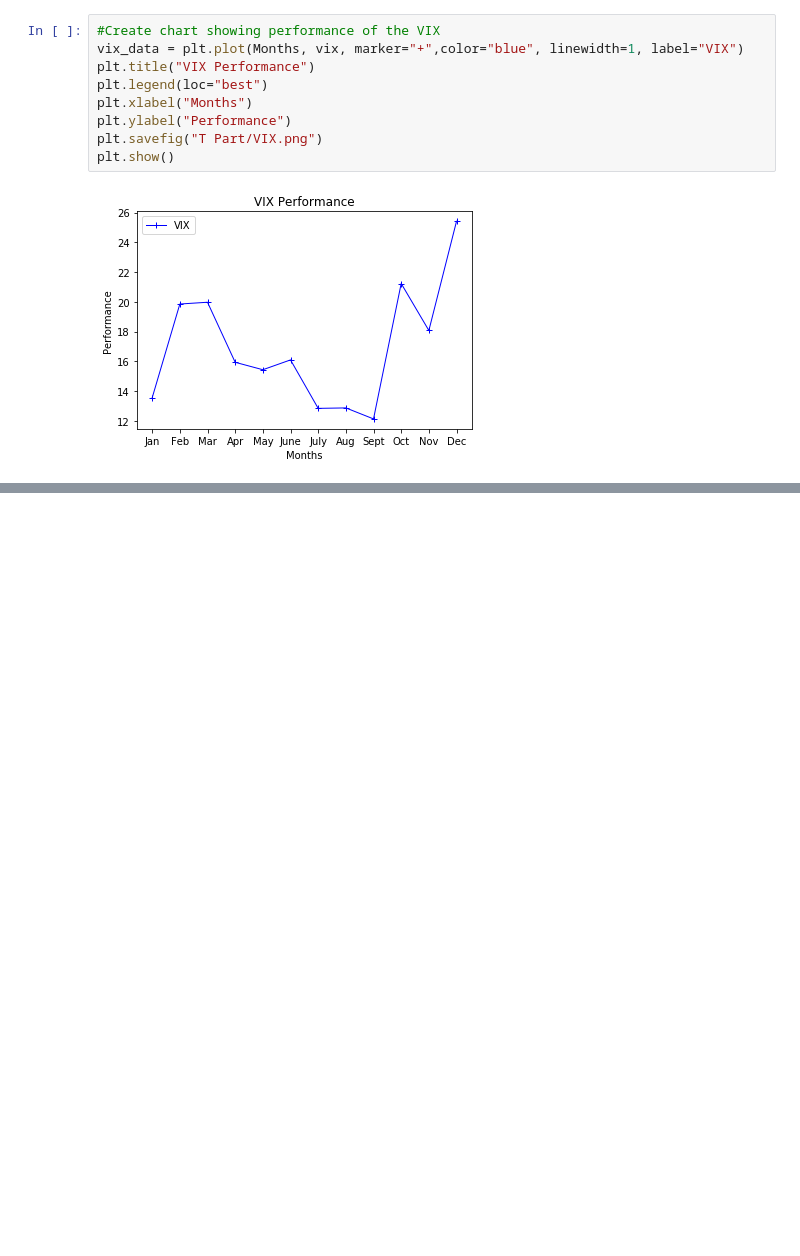
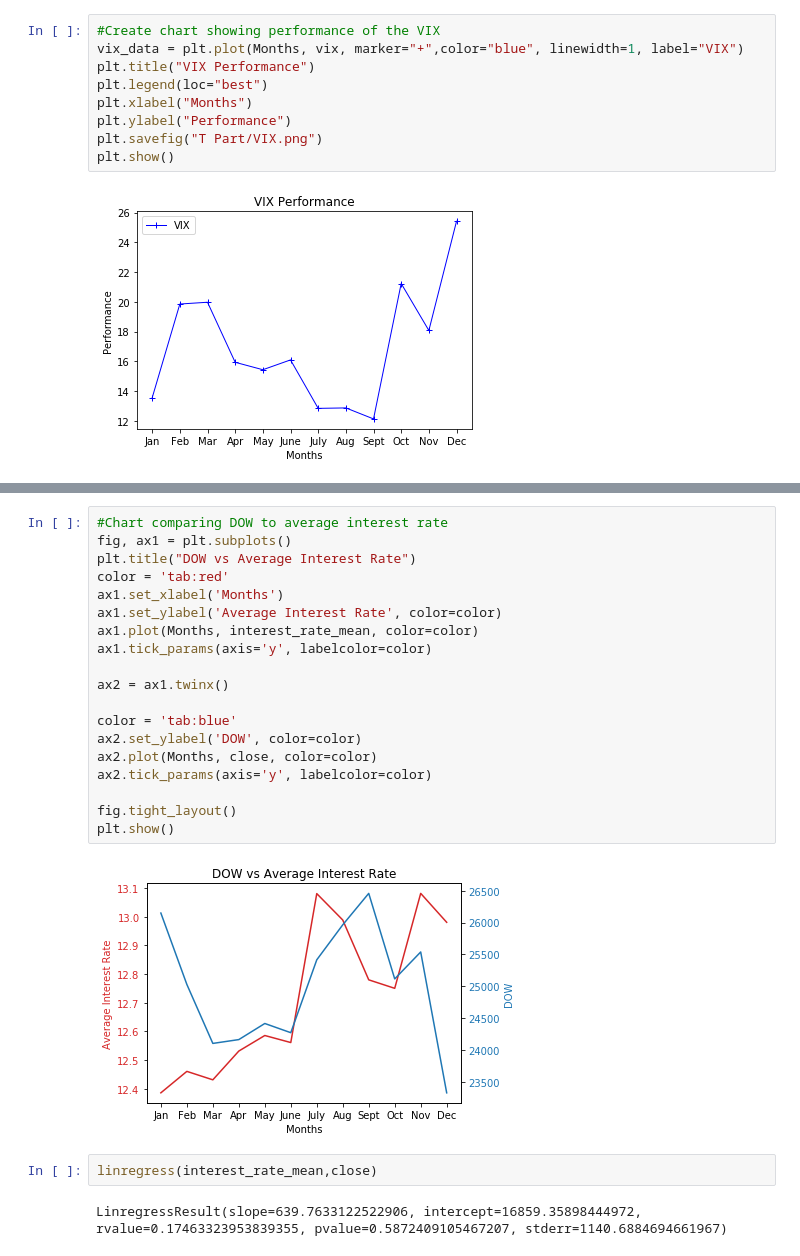
Before and after one commit to Ironbark427/Team-1, a Jupyter notebook: Project.ipynb, the cells around one changed output, grey strips where cells are left out. Saved outputs shown, nothing was run; the diff lists cells and outputs as text; blank space fills up the shorter version.

```diff
--- a/Project.ipynb
+++ b/Project.ipynb
@@ -348,0 +382,25 @@ plt.show()
+# %%
+#Chart comparing DOW to average interest rate
+fig, ax1 = plt.subplots()
+plt.title("DOW vs Average Interest Rate")
+color = 'tab:red'
+ax1.set_xlabel('Months')
+ax1.set_ylabel('Average Interest Rate', color=color)
+ax1.plot(Months, interest_rate_mean, color=color)
+ax1.tick_params(axis='y', labelcolor=color)
+
+ax2 = ax1.twinx()
+
+color = 'tab:blue'
+ax2.set_ylabel('DOW', color=color)
+ax2.plot(Months, close, color=color)
+ax2.tick_params(axis='y', labelcolor=color)
+
+fig.tight_layout()
+plt.show()
+# %% [output]
+[figure, added]
+# %%
+linregress(interest_rate_mean,close)
+# %% [output]
+LinregressResult(slope=639.7633122522906, intercept=16859.35898444972, rvalue=0.17463323953839355, pvalue=0.5872409105467207, stderr=1140.6884694661967)
```
Also changed, not shown: parts of 11 cells of this notebook, 4 other files.
